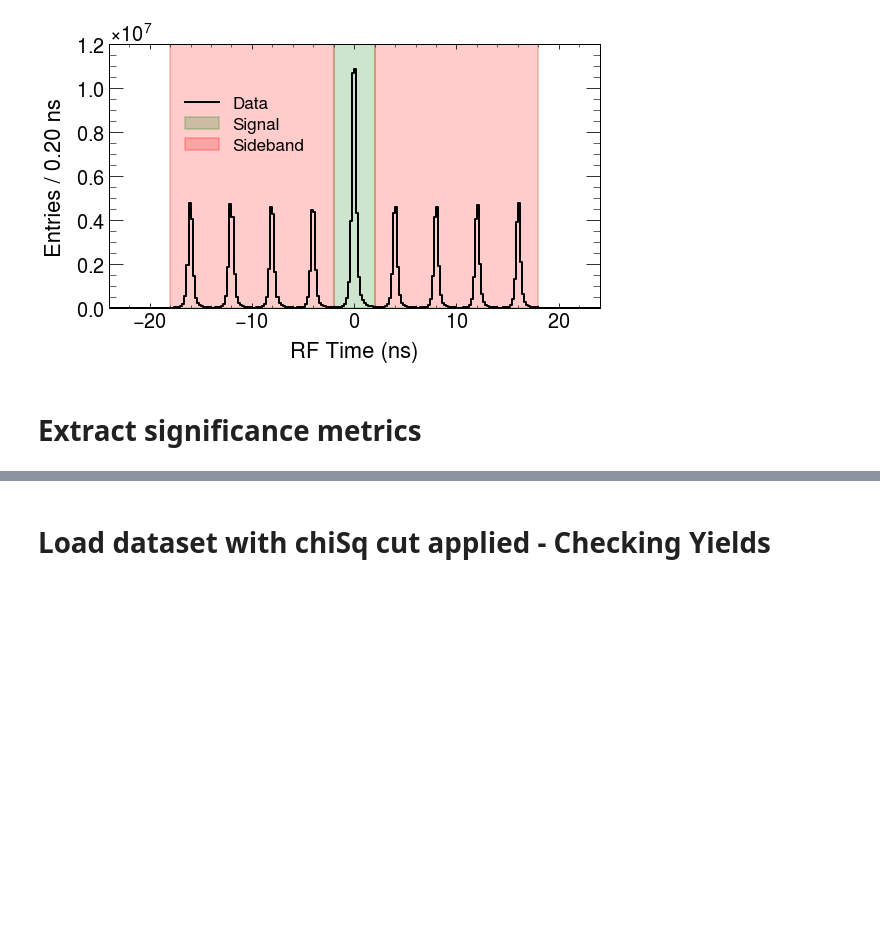
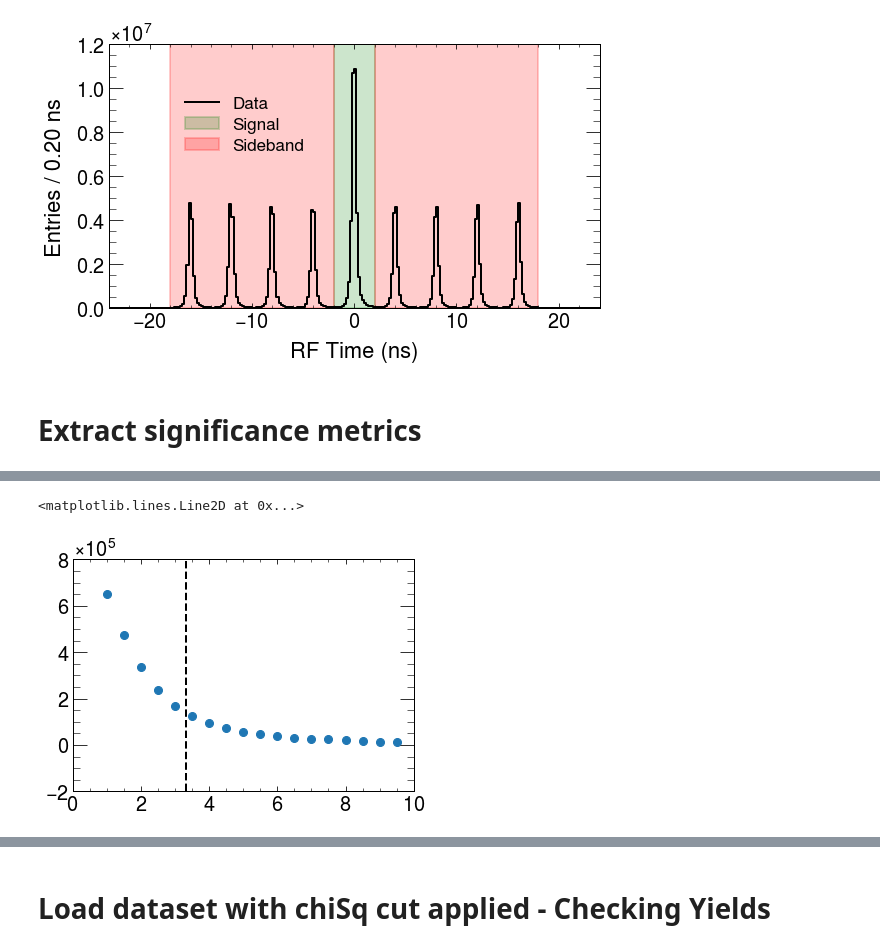
Before and after one commit to lan13005/EtaPi-Analysis, a Jupyter notebook: study_eventSelections/event_selection.ipynb, the cells around one changed output, grey strips where cells are left out. Drawn from its saved outputs; the diff is of its cells as text; code cells hidden in the pictures; blank space fills up the shorter version.

```diff
--- a/study_eventSelections/event_selection.ipynb
+++ b/study_eventSelections/event_selection.ipynb
@@ -871,3 +871,11 @@ WARNING:matplotlib.backends.backend_pdf:'texgyreheros-regular.otf' can not be su
 # %%
 NDF=4
 chiSqThresholds=chiSqThresholds/NDF
+# %%
+chiCenters=chiSqThresholds[:-1]+(chiSqThresholds[1]-chiSqThresholds[0])/2
+ds=np.array(sig_yields)[:-1]-np.array(sig_yields)[1:]
+plt.scatter(chiCenters,ds)
+plt.axvline(13.277/NDF,c='black',linestyle='--')
+# %% [output]
+<matplotlib.lines.Line2D at 0x...>
+[figure, added]
```
Also changed, not shown: parts of 7 cells of this notebook, 12 other files.
